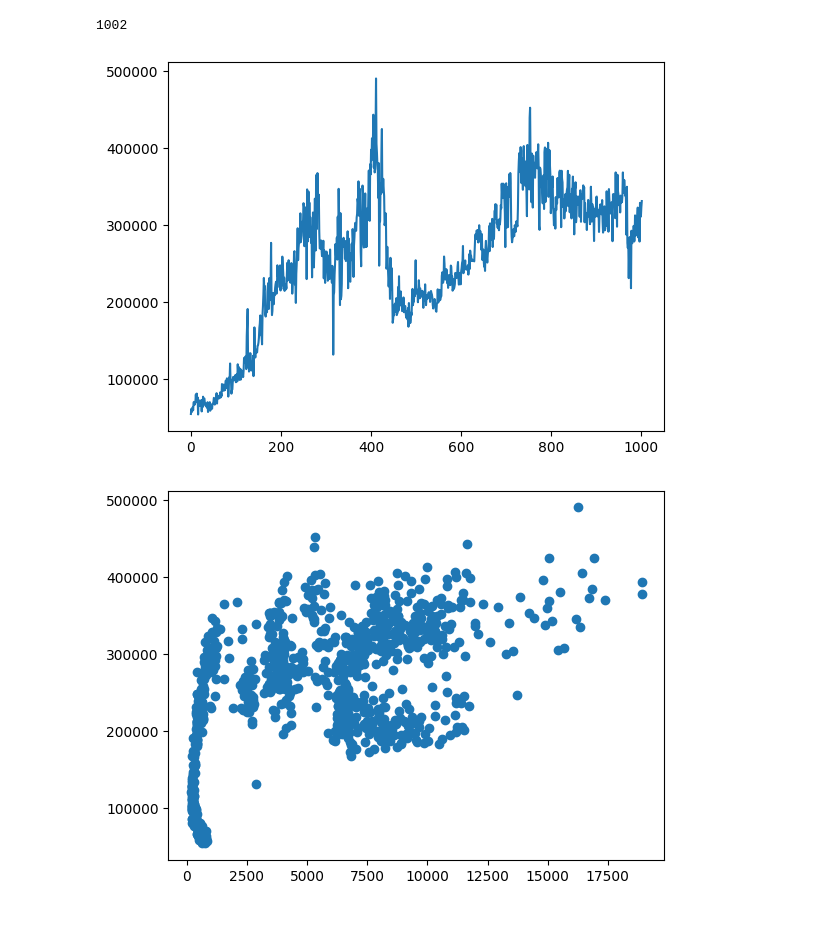
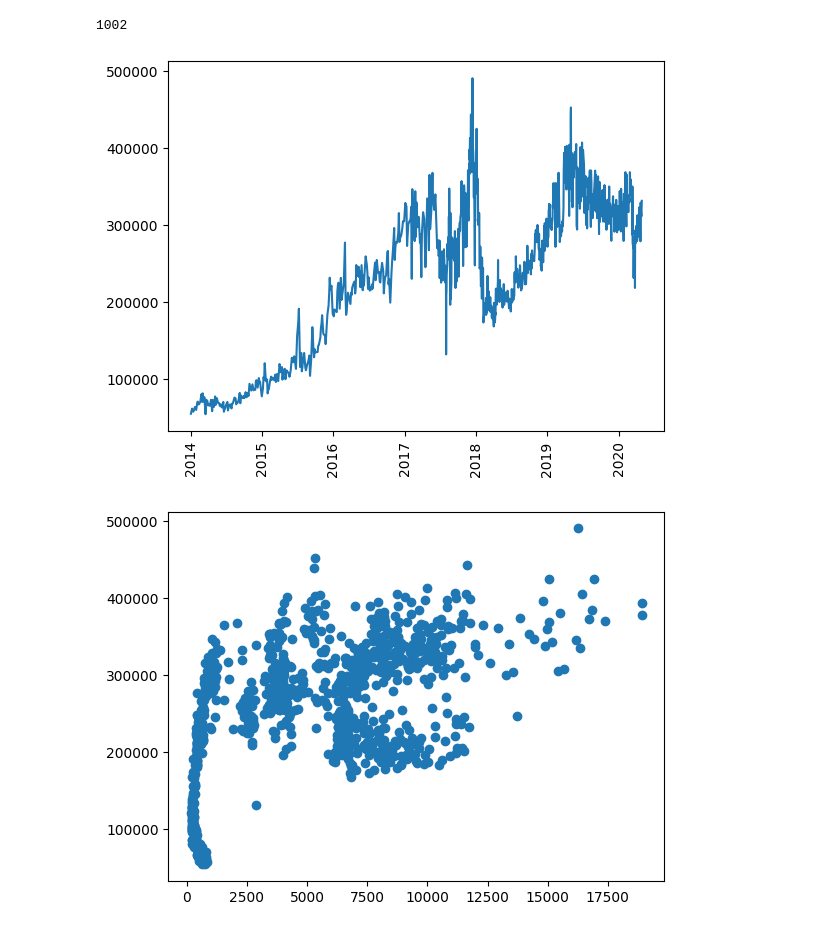
Before and after one commit to JAndretti/Projet-Time-Series-E5, a Jupyter notebook: main.ipynb, the cells around one changed output. Saved outputs shown, nothing was run; the diff lists cells and outputs as text; code cells hidden in the pictures.

```diff
--- a/main.ipynb
+++ b/main.ipynb
@@ -32,10 +34,11 @@ len(df)
 # %%
 df['Date'] = pd.to_datetime(df['Date'])
 # %%
-plt.plot(df.index,df['n-transactions'])
+plt.plot(df['Date'],df['n-transactions'])
+plt.xticks(rotation=90)
 plt.show()
 # %% [output]
-[figure, old version]
+[figure, new version]
 # %%
 plt.scatter(df['BTC price [USD]'],df['n-transactions'])
 plt.show()
```
Also changed, not shown: parts of 3 cells of this notebook.
